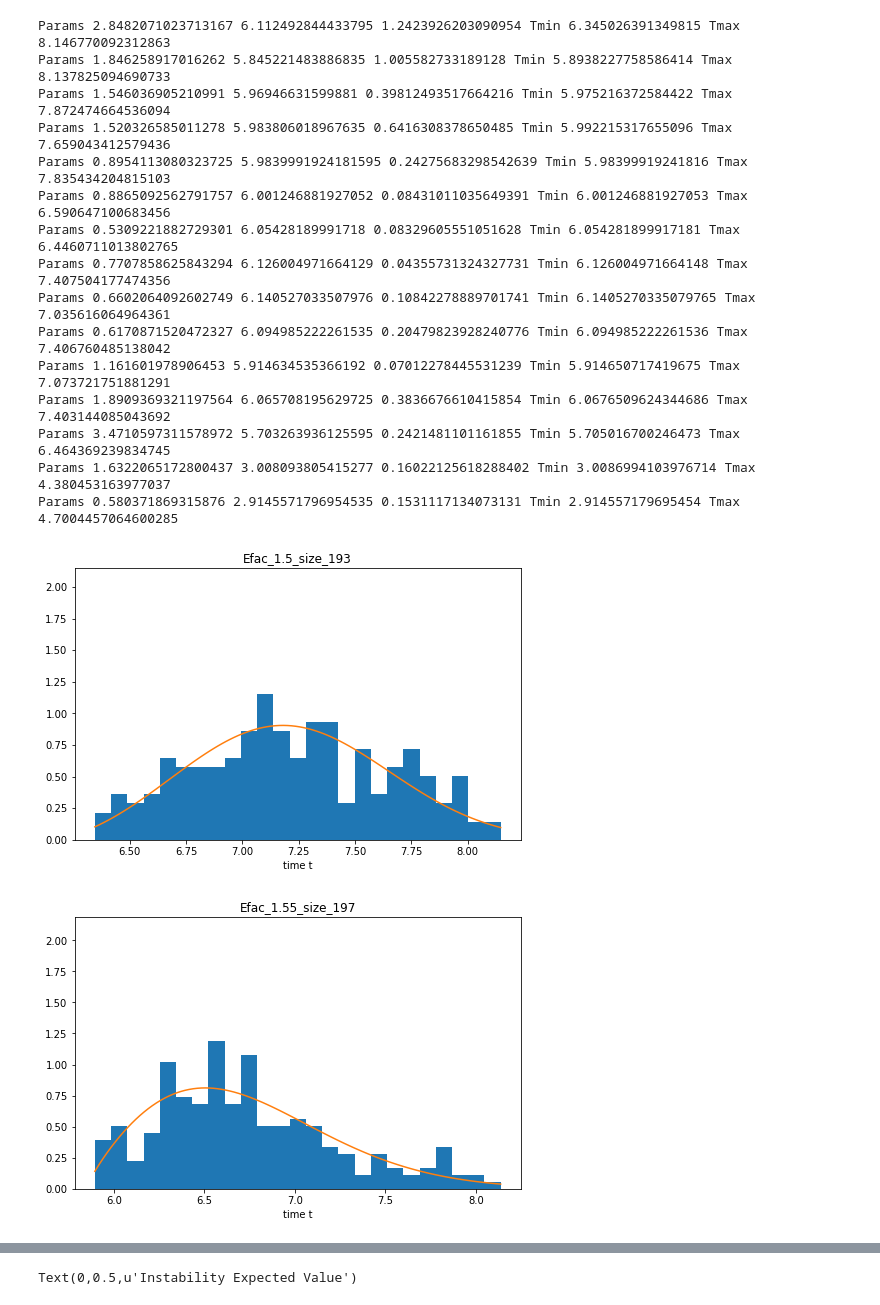
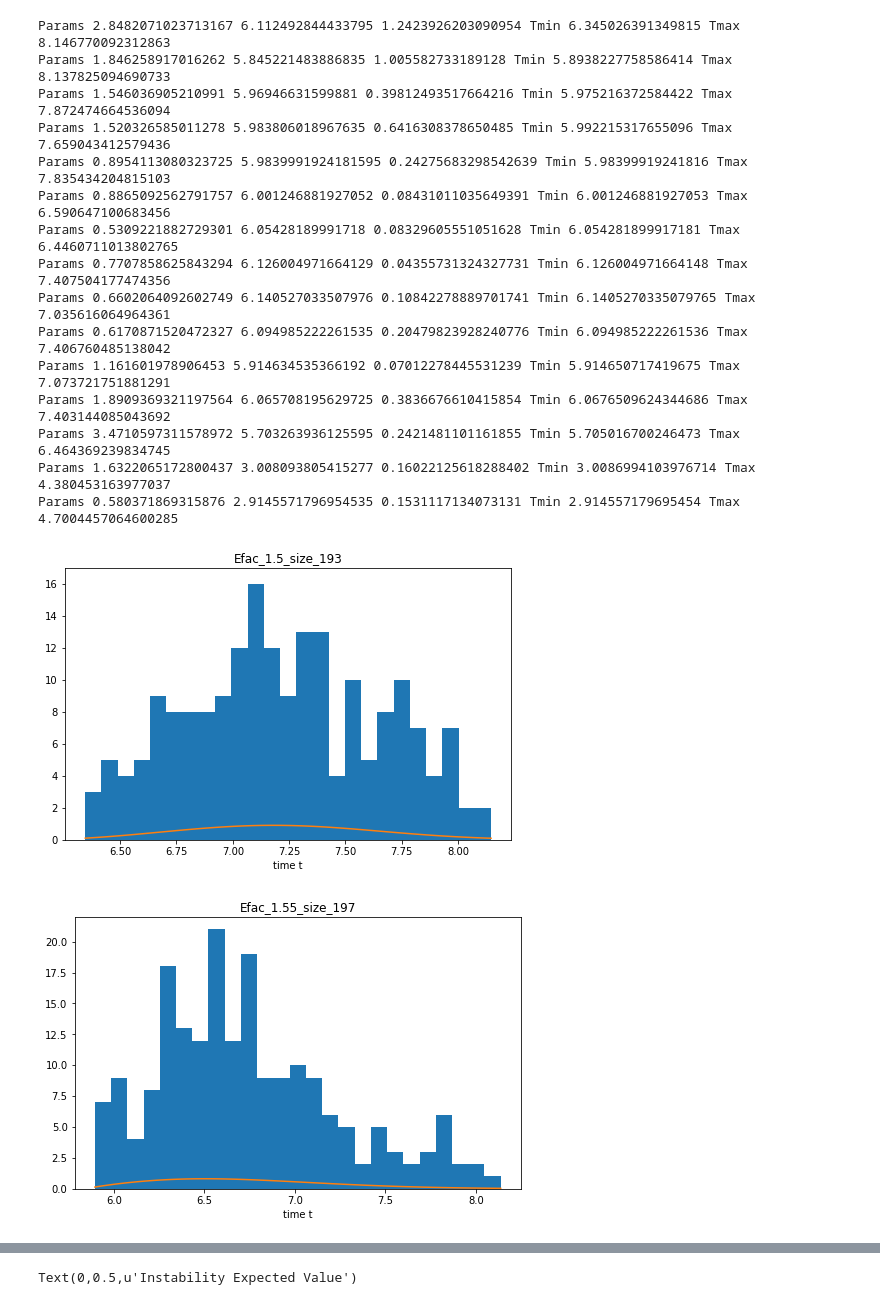
Before and after one commit to dtamayo/MLstability, a Jupyter notebook: Analysis/Solar/ShiftingPeaks.ipynb, the cells around one changed output, grey strips where cells are left out. Saved outputs shown, nothing was run; the diff lists cells and outputs as text; code cells hidden in the pictures.

Commit message:
fixed hist

```diff
--- a/Analysis/Solar/ShiftingPeaks.ipynb
+++ b/Analysis/Solar/ShiftingPeaks.ipynb
@@ -25,39 +25,39 @@ for i, name in enumerate(data):
     fig, ax = plt.subplots(1, figsize  = (8, 5))
     #ax.set_title(name)
     ax.set_xlabel("time t")
-    n, bins, patches =  ax.hist(vals, normed=1, bins = 25)
+    n, bins, patches =  ax.hist(vals, bins = 25)
 
     #weibull hist fits
     gamma_out, loc_out, alpha_out = stats.weibull_min.fit(vals)#, f0=a_in,floc=loc_in)
     print "Params", gamma_out, loc_out, alpha_out, "Tmin", vals.min(), "Tmax", vals.max()#, f0=a_in,floc=loc_in)
     means[i] = loc_out + alpha_out*scipy.special.gamma(1.+1./gamma_out)
     #print loc_out, alpha_out*scipy.special.gamma(1.+1./gamma_out)
     efac[i] = float(name.split("_")[1])
     x = np.linspace(vals.min(), vals.max(), 100)
     ax.set_title("Efac_{0}_size_{1}".format(efac[i],vals.shape[0]) )
 
     weib_vals = stats.weibull_min.pdf(x, c=gamma_out,loc=loc_out,scale = alpha_out)
 
     ax.plot(x, weib_vals)
     max_val = n.max()
     ax.set_ylim([0,max_val +1])
     #fig.savefig("../../Figures/Solar_Figures/Solar_efac{0}.png".format(efac[i]), bbox_inches = "tight")
     #break
 # %% [output]
 Params 2.8482071023713167 6.112492844433795 1.2423926203090954 Tmin 6.345026391349815 Tmax 8.146770092312863
 Params 1.846258917016262 5.845221483886835 1.005582733189128 Tmin 5.8938227758586414 Tmax 8.137825094690733
 Params 1.546036905210991 5.96946631599881 0.39812493517664216 Tmin 5.975216372584422 Tmax 7.872474664536094
 Params 1.520326585011278 5.983806018967635 0.6416308378650485 Tmin 5.992215317655096 Tmax 7.659043412579436
 Params 0.8954113080323725 5.9839991924181595 0.24275683298542639 Tmin 5.98399919241816 Tmax 7.835434204815103
 Params 0.8865092562791757 6.001246881927052 0.08431011035649391 Tmin 6.001246881927053 Tmax 6.590647100683456
 Params 0.5309221882729301 6.05428189991718 0.08329605551051628 Tmin 6.054281899917181 Tmax 6.4460711013802765
 Params 0.7707858625843294 6.126004971664129 0.04355731324327731 Tmin 6.126004971664148 Tmax 7.407504177474356
 Params 0.6602064092602749 6.140527033507976 0.10842278889701741 Tmin 6.1405270335079765 Tmax 7.035616064964361
 Params 0.6170871520472327 6.094985222261535 0.20479823928240776 Tmin 6.094985222261536 Tmax 7.406760485138042
 Params 1.161601978906453 5.914634535366192 0.07012278445531239 Tmin 5.914650717419675 Tmax 7.073721751881291
 Params 1.8909369321197564 6.065708195629725 0.3836676610415854 Tmin 6.0676509624344686 Tmax 7.403144085043692
 Params 3.4710597311578972 5.703263936125595 0.2421481101161855 Tmin 5.705016700246473 Tmax 6.464369239834745
 Params 1.6322065172800437 3.008093805415277 0.16022125618288402 Tmin 3.0086994103976714 Tmax 4.380453163977037
 Params 0.580371869315876 2.9145571796954535 0.1531117134073131 Tmin 2.914557179695454 Tmax 4.7004457064600285
-[figure, old version]
+[figure, new version]
-[figure, old version]
+[figure, new version]
```
Also changed, not shown: parts of 1 cell of this notebook.
